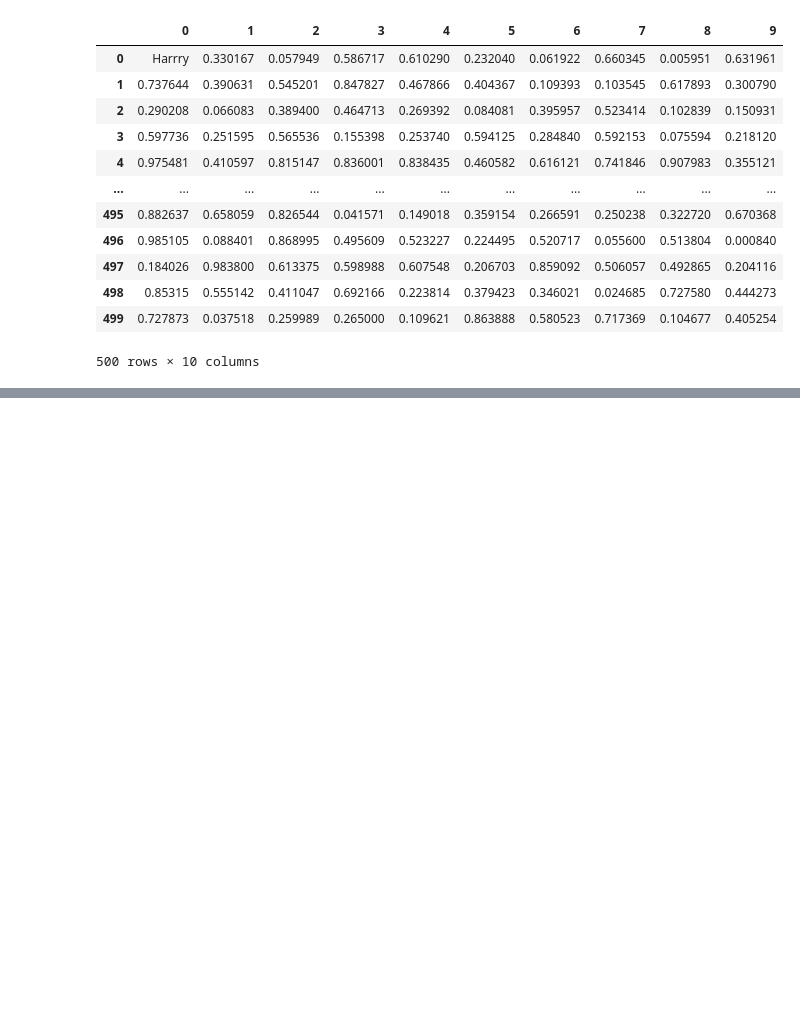
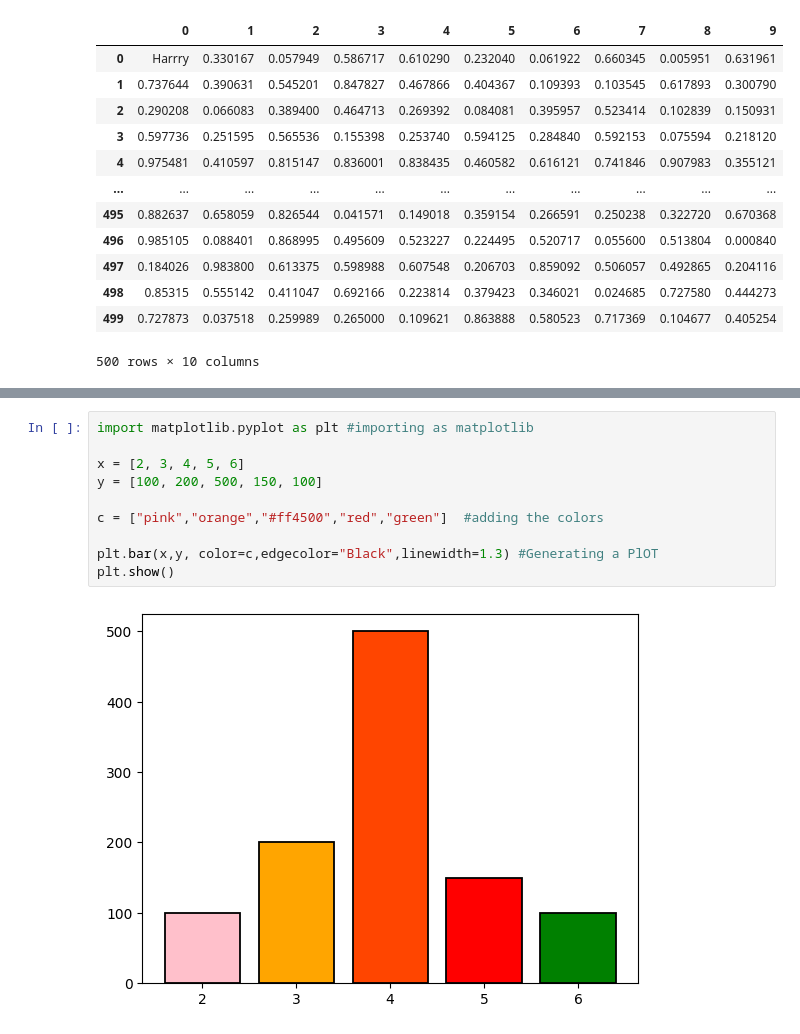
Before and after one commit to Zaibi-Here/Python-DSAI, a Jupyter notebook: Machine Learning/ML_Libraraies.ipynb, the cells around one changed output, grey strips where cells are left out. Cells and saved outputs as stored; diff of their text form; blank space fills up the shorter version.

```diff
--- a/Machine Learning/ML_Libraraies.ipynb
+++ b/Machine Learning/ML_Libraraies.ipynb
@@ -738,0 +867,12 @@ Newdf
+# %%
+import matplotlib.pyplot as plt #importing as matplotlib
+
+x = [2, 3, 4, 5, 6]
+y = [100, 200, 500, 150, 100]
+
+c = ["pink","orange","#ff4500","red","green"]  #adding the colors
+
+plt.bar(x,y, color=c,edgecolor="Black",linewidth=1.3) #Generating a PlOT
+plt.show()
+# %% [output]
+[figure, added]
```
Also changed, not shown: parts of 30 cells of this notebook.
